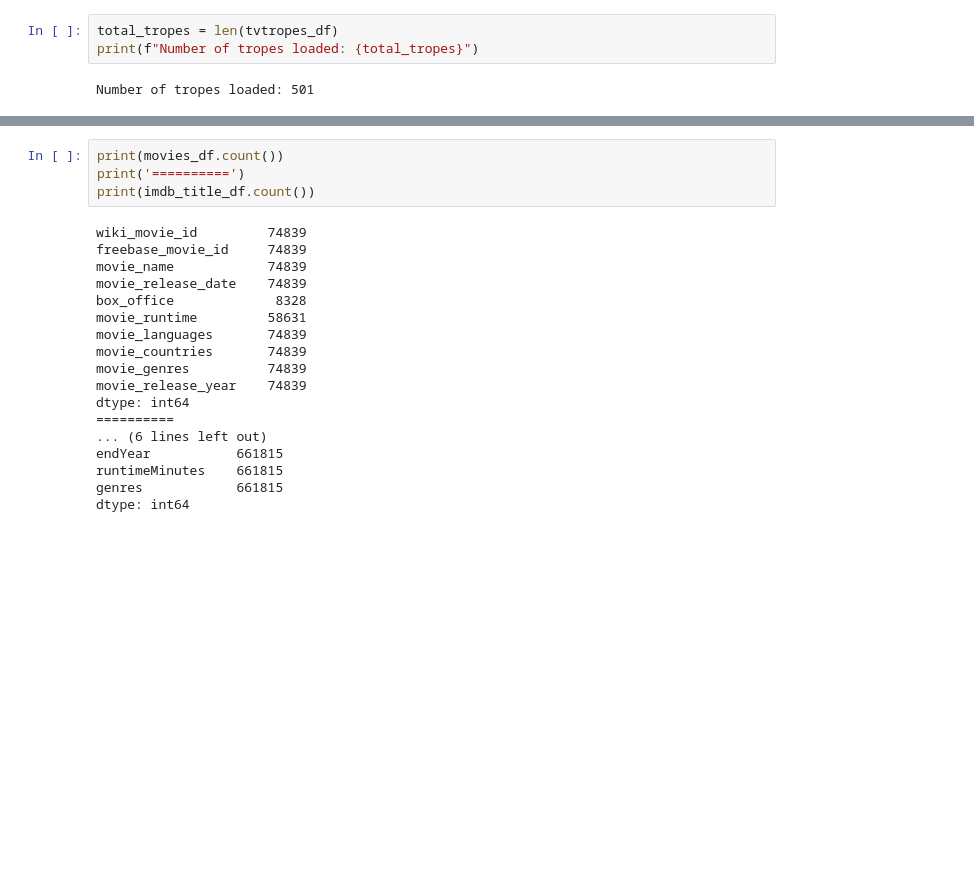
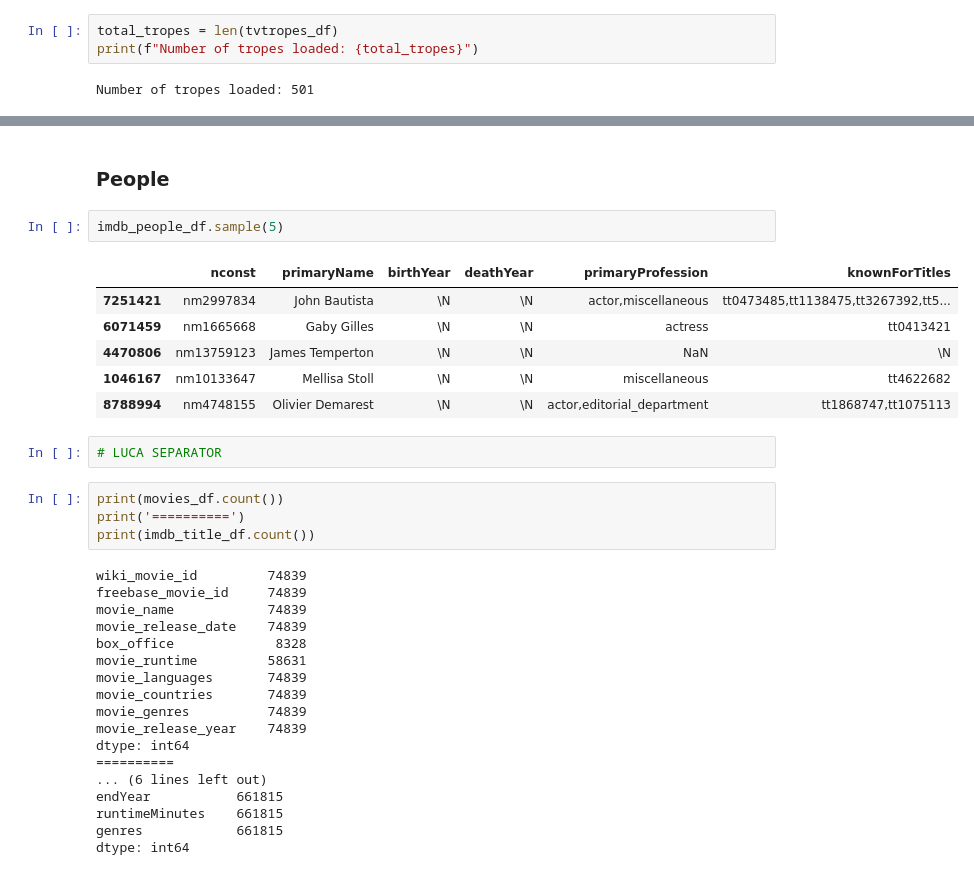
Before and after one commit to epfl-ada/ada-2023-project-advanceddataarsonists, a Jupyter notebook: data_exploring.ipynb, the cells around one changed output, grey strips where cells are left out. Cells and saved outputs as stored; diff of their text form; blank space fills up the shorter version.

```diff
--- a/data_exploring.ipynb
+++ b/data_exploring.ipynb
@@ -141,3 +191,16 @@ imdb_people_df = load_imdb_person_basics()
+# %% [markdown]
+### People
+# %%
+imdb_people_df.sample(5)
+# %% [output]
+|  | nconst | primaryName | birthYear | deathYear | primaryProfession | knownForTitles |
+| 7251421 | nm2997834 | John Bautista | \N | \N | actor,miscellaneous | tt0473485,tt1138475,tt3267392,tt5... |
+| 6071459 | nm1665668 | Gaby Gilles | \N | \N | actress | tt0413421 |
+| 4470806 | nm13759123 | James Temperton | \N | \N | NaN | \N |
+| 1046167 | nm10133647 | Mellisa Stoll | \N | \N | miscellaneous | tt4622682 |
+| 8788994 | nm4748155 | Olivier Demarest | \N | \N | actor,editorial_department | tt1868747,tt1075113 |
+# %%
+# LUCA SEPARATOR
 # %%
 print(movies_df.count())
 print('==========')
```
Also changed, not shown: parts of 16 cells of this notebook.
